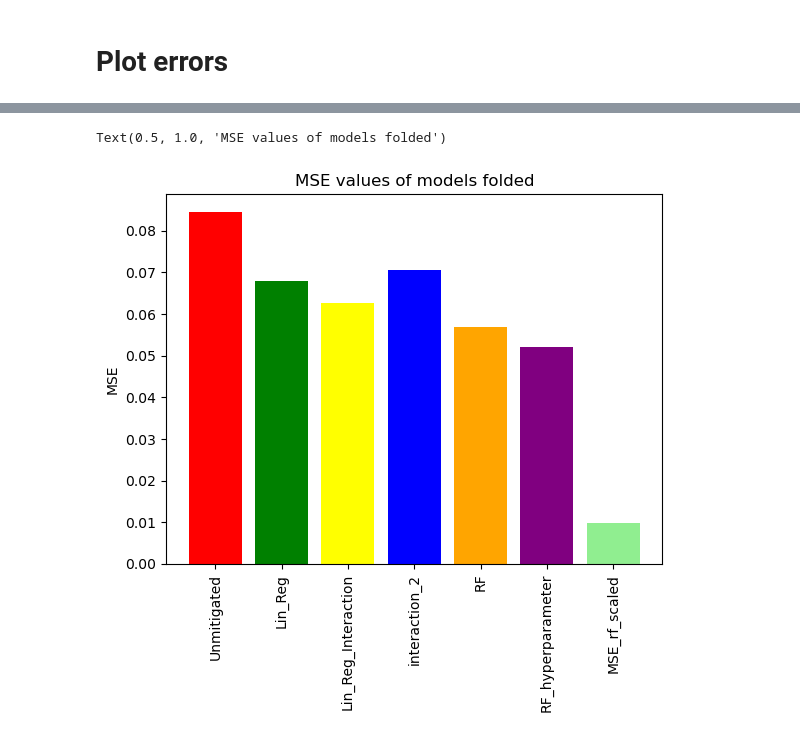
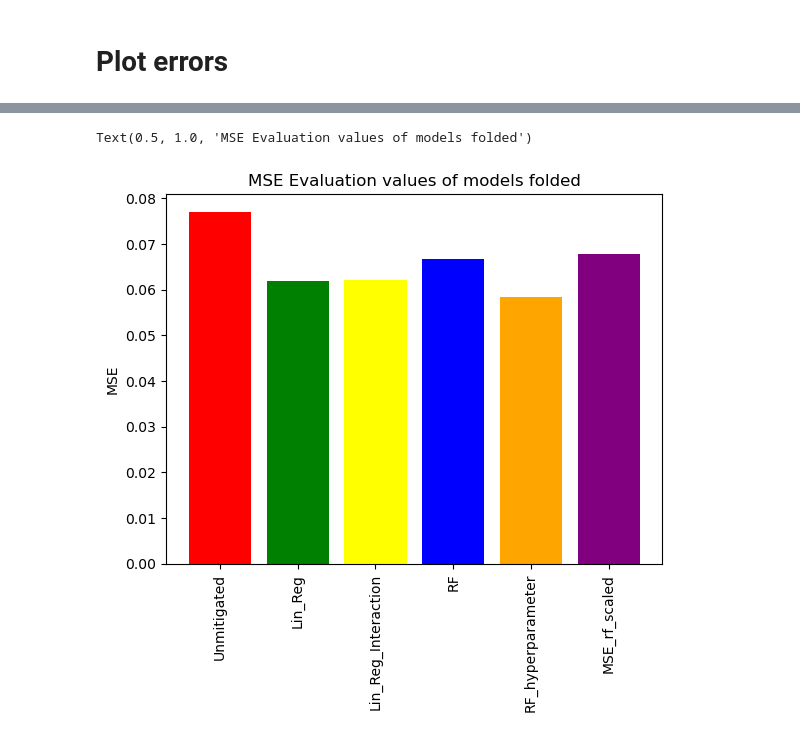
Before and after one commit to prachisharma21/ML_4_QEM, a Jupyter notebook: analysis_folded.ipynb, the cells around one changed output, grey strips where cells are left out. Saved outputs shown, nothing was run; the diff lists cells and outputs as text; code cells hidden in the pictures.

Commit message:
improved analysis_folded and added Models.py

```diff
--- a/analysis_folded.ipynb
+++ b/analysis_folded.ipynb
@@ -271,0 +117,4 @@ random_search.best_params_
+# %%
+MSE_rf_hyperparam_eval, R2_rf_hyperparam_eval = Models.Random_Forest_hyperparam(df_train, df_eval)
+
+print(f'Evaluation of best model - MSE: {MSE_rf_hyperparam_eval:.4f}, R2: {R2_rf_hyperparam_eval:.4f}')
@@ -335,0 +132,6 @@ R2_rf_scaled = r2_score(df_eval_scaled['target'], y_pred_eval_rf_scaled)
+# %%
+MSE_rf_kf, R2_rf_kf = Models.Random_Forest_KF(X_train, y_train, X_test, y_test)
+print(f'KFold RF - MSE: {MSE_rf_kf:.4f}, R2: {R2_rf_kf:.4f}')
+
+MSE_rf_eval, R2_rf_eval= Models.Random_Forest(df_train, df_eval)
+print(f'Evaluation - MSE: {MSE_rf_eval:.4f}, R2: {R2_rf_eval:.4f}')
@@ -335,0 +141,6 @@ R2_rf_scaled = r2_score(df_eval_scaled['target'], y_pred_eval_rf_scaled)
+# %%
+MSE_rf_scaled_kf, R2_rf_scaled_kf = Models.Random_Forest_Scaled_KF(X_train, y_train, X_test, y_test)
+print(f'KFold RF - MSE: {MSE_rf_scaled_kf:.4f}, R2: {R2_rf_scaled_kf:.4f}')
+
+MSE_rf_scaled_eval, R2_rf_scaled_eval= Models.Random_Forest_scaled(df_train, df_eval)
+print(f'Evaluation - MSE: {MSE_rf_scaled_eval:.4f}, R2: {R2_rf_scaled_eval:.4f}')
@@ -383,5 +193,5 @@ Text(0.5, 1.0, 'Correlation Matrix')
 # %%
-MSE_unmit = mean_squared_error(y_eval, df_eval['noisy_expectation'])
-R2_unmit = r2_score(y_eval, df_eval['noisy_expectation'])
+MSE_unmit = mean_squared_error(df_eval['target'], df_eval['noisy_expectation'])
+R2_unmit = r2_score(df_eval['target'], df_eval['noisy_expectation'])
 MSE_unmit
 # %% [output]
@@ -389,14 +213,14 @@ MSE_unmit
 # %%
 fig, ax = plt.subplots()
 
-models = ['Unmitigated', 'Lin_Reg', 'Lin_Reg_Interaction' , 'interaction_2', 'RF', 'RF_hyperparameter', 'MSE_rf_scaled']#, 'RF_hyp_kfold']
-MSE_error =[MSE_unmit, MSE_lin_reg, MSE_lri_1, MSE_lri_2, MSE_rf, MSE_rf_hyperparam, MSE_rf_scaled]#, MSE_rf_hyp_kfold]
-colors = ['red', 'green', 'yellow', 'blue', 'orange', 'purple', 'lightgreen']
+models = ['Unmitigated', 'Lin_Reg', 'Lin_Reg_Interaction', 'RF', 'RF_hyperparameter', 'MSE_rf_scaled']
+MSE_error =[MSE_unmit, MSE_LR_eval, MSE_lri_eval, MSE_rf_eval, MSE_rf_hyperparam_eval, MSE_rf_scaled_eval]
+colors = ['red', 'green', 'yellow', 'blue', 'orange', 'purple']
 
 ax.bar(models, MSE_error, color = colors)
 ax.set_xticklabels(models, rotation=90, ha='center')
 ax.set_ylabel('MSE')
-ax.set_title('MSE values of models folded')
+ax.set_title('MSE Evaluation values of models folded')
 # %% [output]
-Text(0.5, 1.0, 'MSE values of models folded')
+Text(0.5, 1.0, 'MSE Evaluation values of models folded')
-[figure, old version]
+[figure, new version]
```
Also changed, not shown: parts of 31 cells of this notebook, 1 other file.
